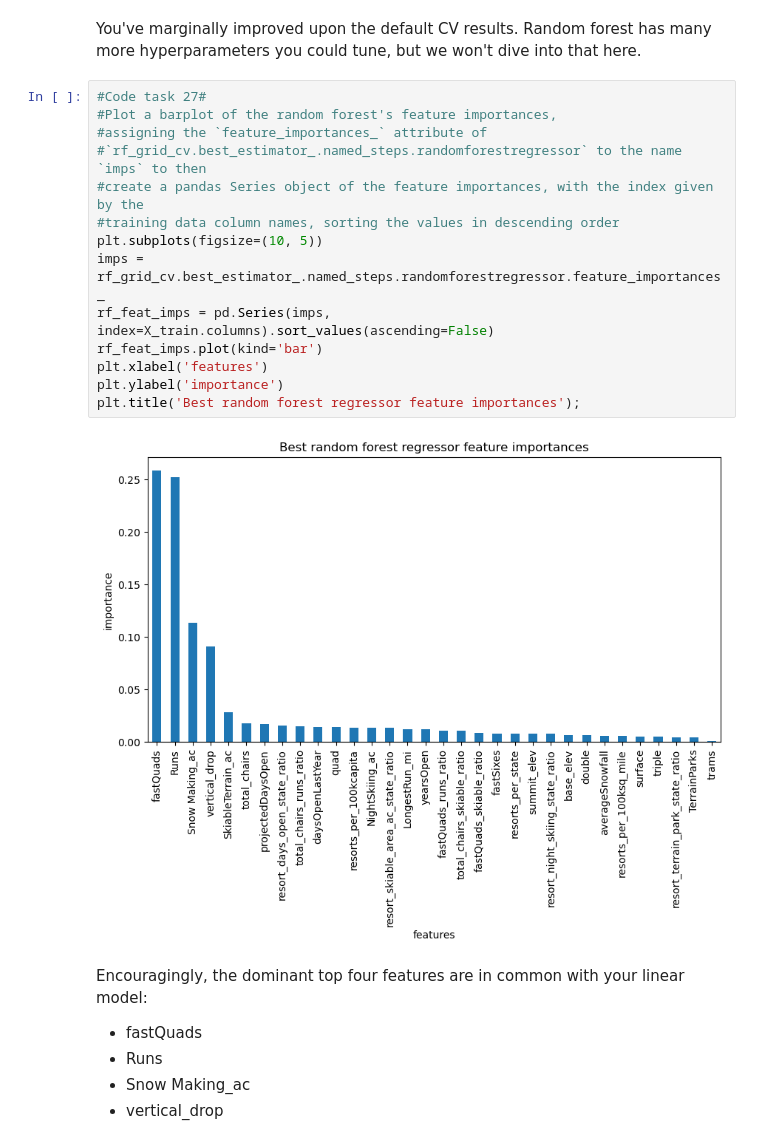
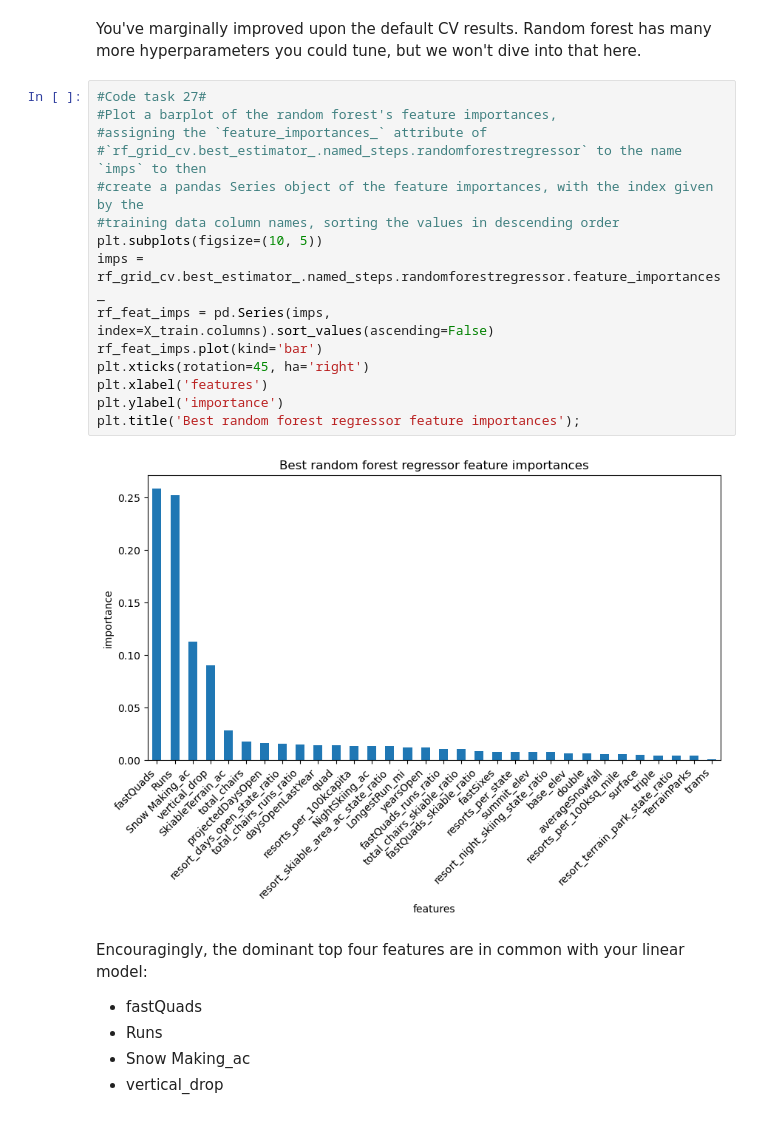
Before and after one commit to gritsenkosasha/DataScienceGuidedCapstone, a Jupyter notebook: Notebooks/04_preprocessing_and_training.ipynb, the cells around one changed output. Cells and saved outputs as stored; diff of their text form.

```diff
--- a/Notebooks/04_preprocessing_and_training.ipynb
+++ b/Notebooks/04_preprocessing_and_training.ipynb
@@ -1030,19 +1030,20 @@ You've marginally improved upon the default CV results. Random forest has many m
 # %%
 #Code task 27#
 #Plot a barplot of the random forest's feature importances,
 #assigning the `feature_importances_` attribute of
 #`rf_grid_cv.best_estimator_.named_steps.randomforestregressor` to the name `imps` to then
 #create a pandas Series object of the feature importances, with the index given by the
 #training data column names, sorting the values in descending order
 plt.subplots(figsize=(10, 5))
 imps = rf_grid_cv.best_estimator_.named_steps.randomforestregressor.feature_importances_
 rf_feat_imps = pd.Series(imps, index=X_train.columns).sort_values(ascending=False)
 rf_feat_imps.plot(kind='bar')
+plt.xticks(rotation=45, ha='right')
 plt.xlabel('features')
 plt.ylabel('importance')
 plt.title('Best random forest regressor feature importances');
 # %% [output]
-[figure, old version]
+[figure, new version]
 # %% [markdown]
 Encouragingly, the dominant top four features are in common with your linear model:
 * fastQuads
```
Also changed, not shown: 7 other files.
